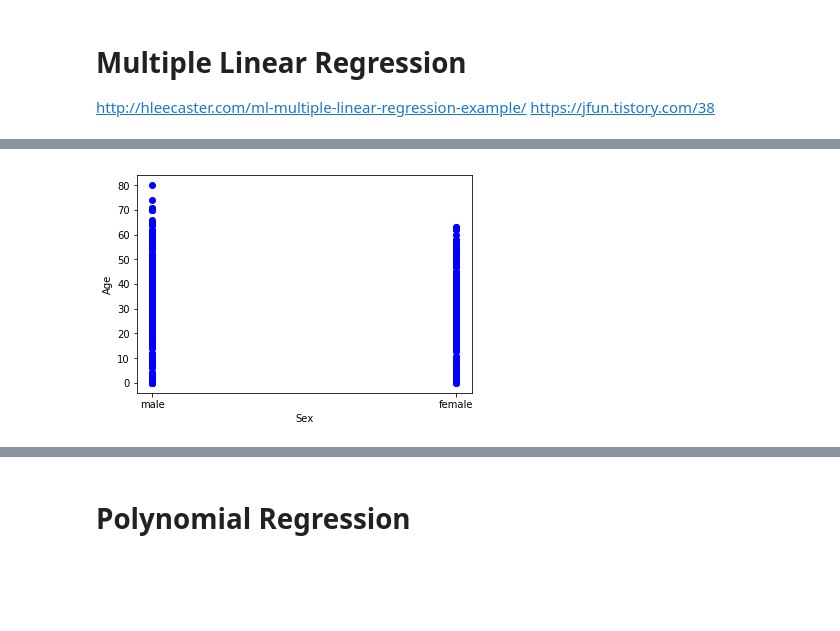
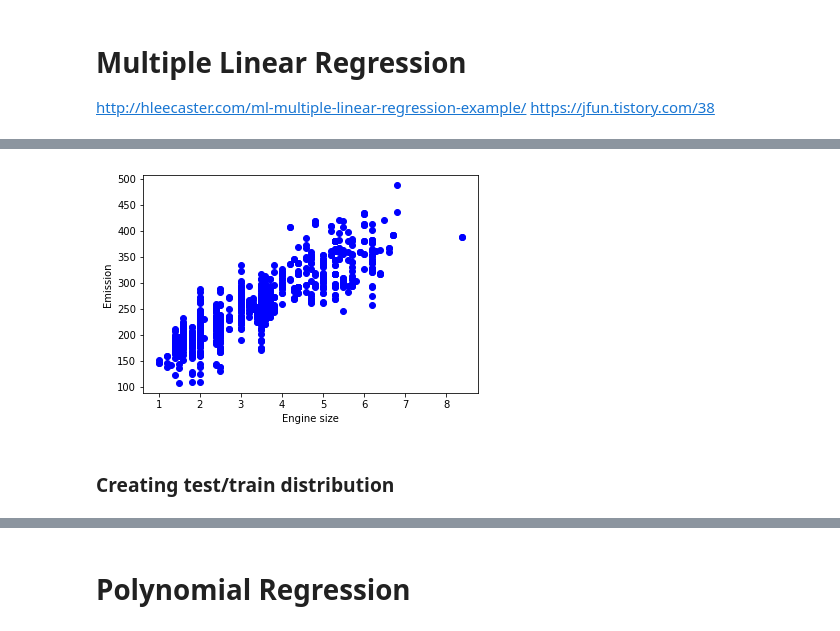
Before and after one commit to Juyeon-Lee-04/Data-Analysis-Study, a Jupyter notebook: Multiple Linear Regression.ipynb, the cells around one changed output, grey strips where cells are left out. Cells and saved outputs as stored; diff of their text form; code cells hidden in the pictures; blank space fills up the shorter version.

```diff
--- a/Multiple Linear Regression.ipynb
+++ b/Multiple Linear Regression.ipynb
@@ -99,3 +164,5 @@ memory usage: 66.2+ KB
 # Multiple Linear Regression
 http://hleecaster.com/ml-multiple-linear-regression-example/
 https://jfun.tistory.com/38
+# %%
+ml_df = pd.read_csv('https://s3-api.us-geo.objectstorage.softlayer.net/cf-courses-data/CognitiveClass/ML0101ENv3/labs/FuelConsumptionCo2.csv')
@@ -101,0 +178,3 @@ https://jfun.tistory.com/38
+# %%
+ml_cdf= ml_df[['ENGINESIZE','CYLINDERS','FUELCONSUMPTION_CITY','FUELCONSUMPTION_HWY','FUELCONSUMPTION_COMB','CO2EMISSIONS']]
+ml_cdf.head(9)
@@ -102,8 +192,10 @@ https://jfun.tistory.com/38
 # %%
-plt.scatter(ar.Sex, ar.Age,  color='blue')
-plt.xlabel("Sex")
-plt.ylabel("Age")
+plt.scatter(ml_cdf.ENGINESIZE, ml_cdf.CO2EMISSIONS,  color='blue')
+plt.xlabel("Engine size")
+plt.ylabel("Emission")
 plt.show()
 # %% [output]
-[figure, old version]
+[figure, new version]
+# %% [markdown]
+### Creating test/train distribution
 # %%
```
Also changed, not shown: parts of 75 cells of this notebook.
